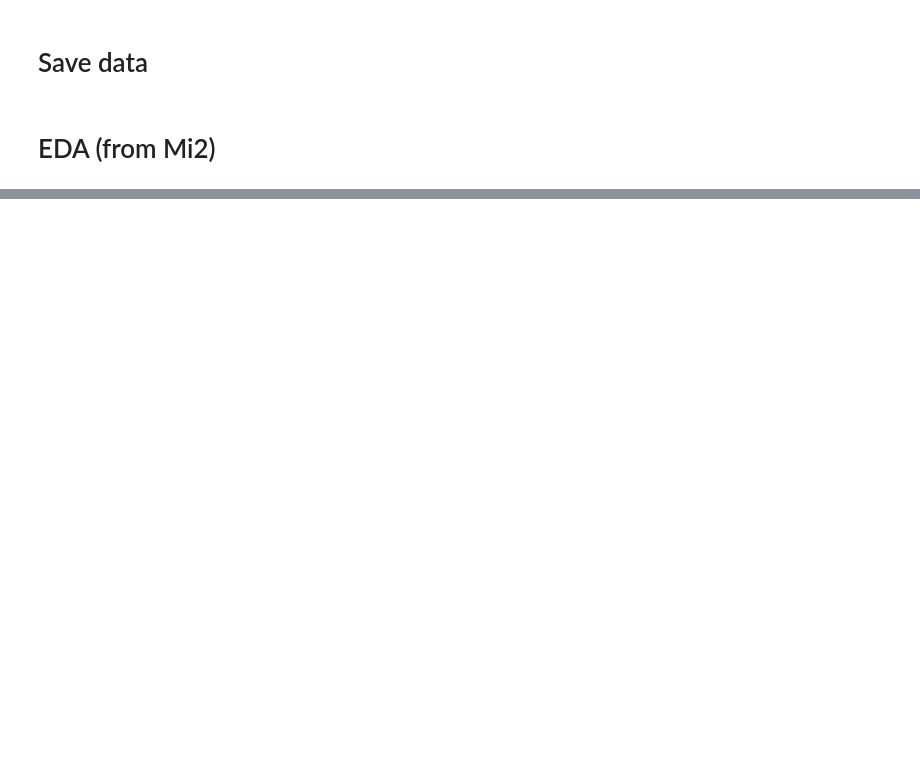
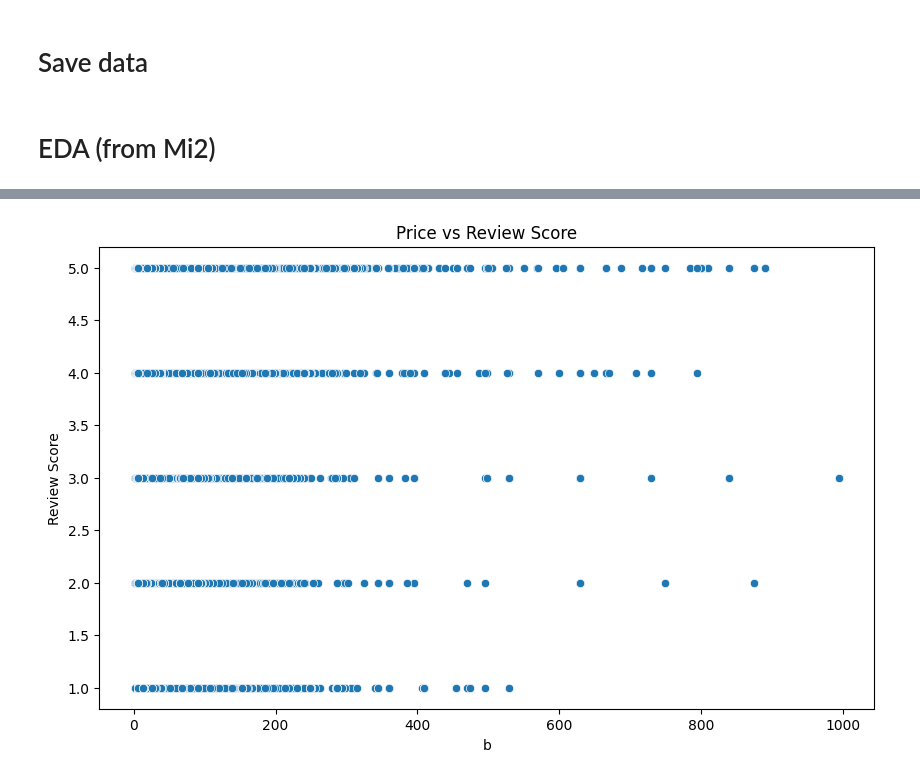
Before and after one commit to Monty-2003/DS_project1, a Jupyter notebook: SCRIPTS/preprocessing.ipynb, the cells around one changed output, grey strips where cells are left out. Saved outputs shown, nothing was run; the diff lists cells and outputs as text; code cells hidden in the pictures; blank space fills up the shorter version.

```diff
--- a/SCRIPTS/preprocessing.ipynb
+++ b/SCRIPTS/preprocessing.ipynb
@@ -245,11 +242,13 @@ KeyError: 'Price'
 # %%
 # Scatter plot of Price vs Review Score
 plt.figure(figsize=(10,6))
-sns.scatterplot(x='Price', y='review/score', data=reviews)
+sns.scatterplot(x='book_price', y='score', data=reviews)
 plt.title('Price vs Review Score')
-plt.xlabel('Price')
+plt.xlabel('b')
 plt.ylabel('Review Score')
 plt.show()
+# %% [output]
+[figure, added]
 # %%
 # Count reviews by User_id
 top_users = reviews['profileName'].value_counts().head(10)
```
Also changed, not shown: parts of 8 cells of this notebook.
